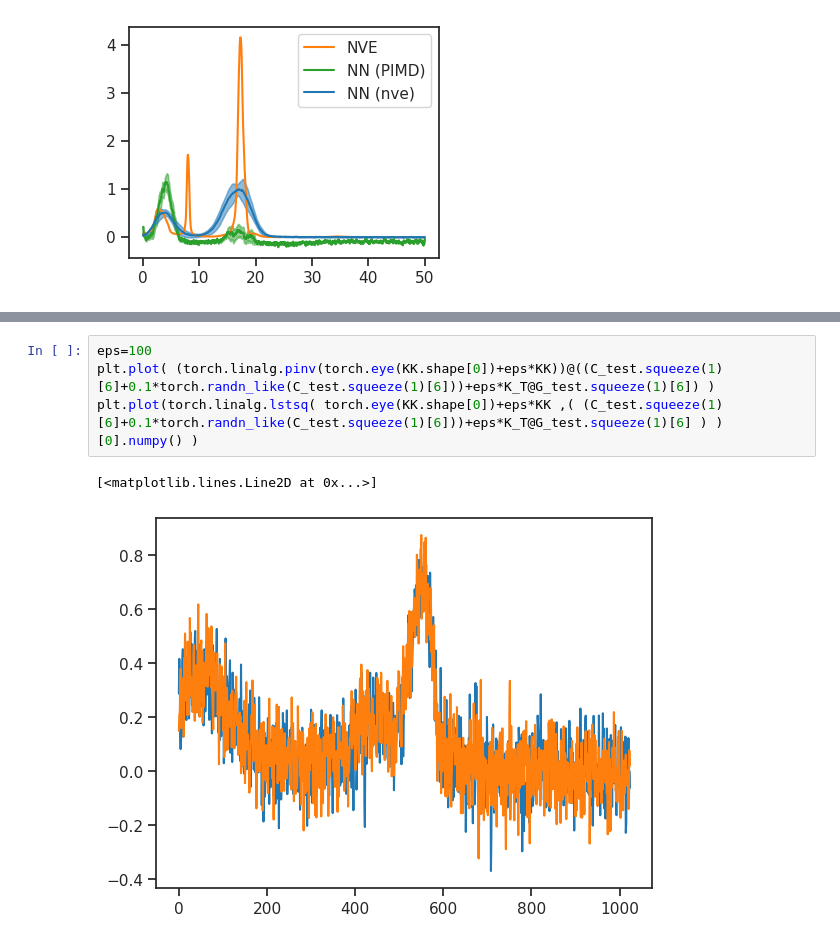
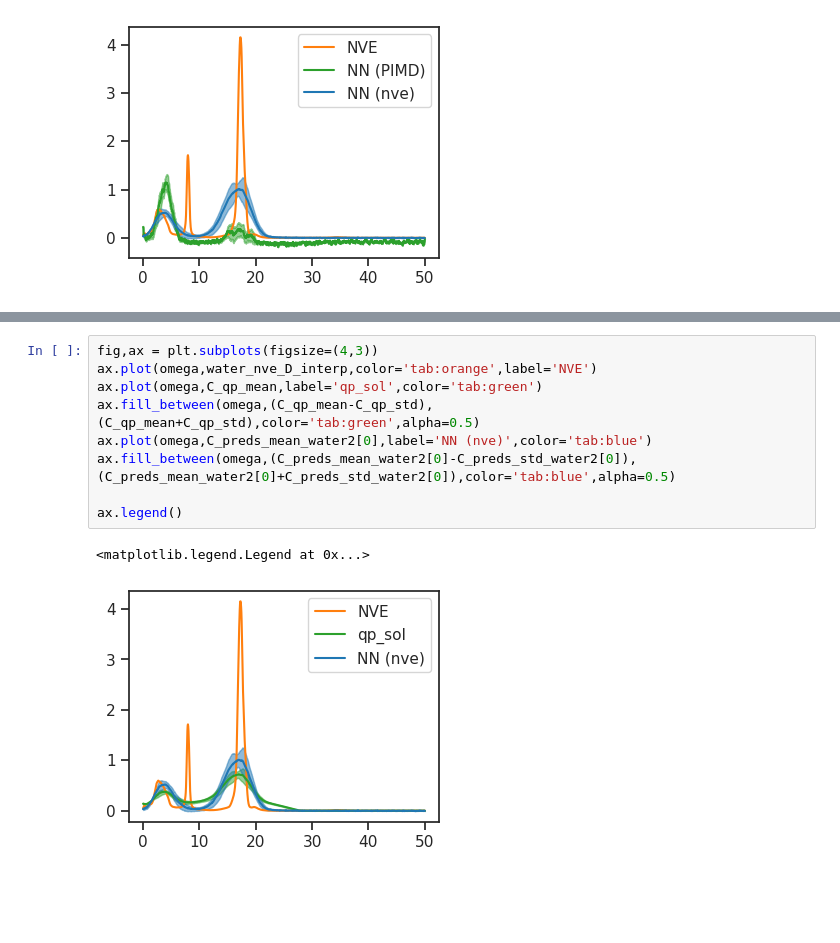
Before and after one commit to Hirshberg-Lab/transformer_latent_diffusion_4AC, a Jupyter notebook: sharper_spectra.ipynb, the cells around one changed output, grey strips where cells are left out. Drawn from its saved outputs; the diff is of its cells as text; blank space fills up the shorter version.

```diff
--- a/sharper_spectra.ipynb
+++ b/sharper_spectra.ipynb
@@ -979,7 +395,12 @@ plt.plot(temp.squeeze(1)[6].cpu().detach().numpy(), '--')
-# %%
-eps=100
-plt.plot( (torch.linalg.pinv(torch.eye(KK.shape[0])+eps*KK))@((C_test.squeeze(1)[6]+0.1*torch.randn_like(C_test.squeeze(1)[6]))+eps*K_T@G_test.squeeze(1)[6]) )
-plt.plot(torch.linalg.lstsq( torch.eye(KK.shape[0])+eps*KK ,( (C_test.squeeze(1)[6]+0.1*torch.randn_like(C_test.squeeze(1)[6]))+eps*K_T@G_test.squeeze(1)[6] ) )[0].numpy() )
-# %% [output]
-[<matplotlib.lines.Line2D at 0x...>]
-[figure, removed]
+# %%
+fig,ax = plt.subplots(figsize=(4,3))
+ax.plot(omega,water_nve_D_interp,color='tab:orange',label='NVE')
+ax.plot(omega,C_qp_mean,label='qp_sol',color='tab:green')
+ax.fill_between(omega,(C_qp_mean-C_qp_std),(C_qp_mean+C_qp_std),color='tab:green',alpha=0.5)
+ax.plot(omega,C_preds_mean_water2[0],label='NN (nve)',color='tab:blue')
+ax.fill_between(omega,(C_preds_mean_water2[0]-C_preds_std_water2[0]),(C_preds_mean_water2[0]+C_preds_std_water2[0]),color='tab:blue',alpha=0.5)
+
+ax.legend()
+# %% [output]
+<matplotlib.legend.Legend at 0x...>
+[figure, added]
```
Also changed, not shown: parts of 66 cells of this notebook, 1 other file.
